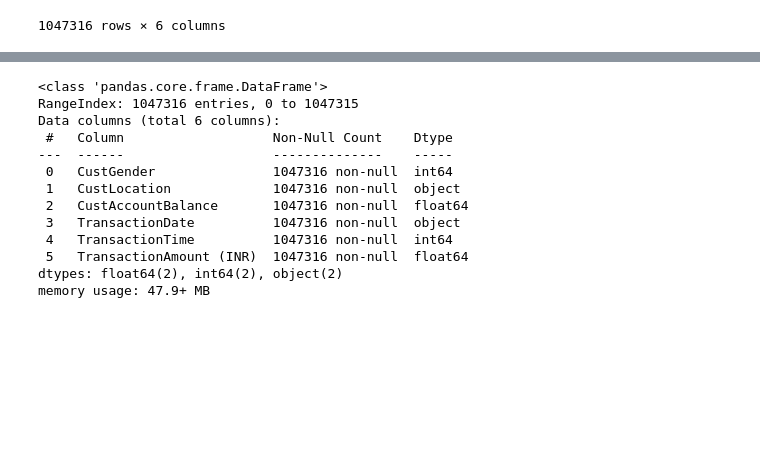
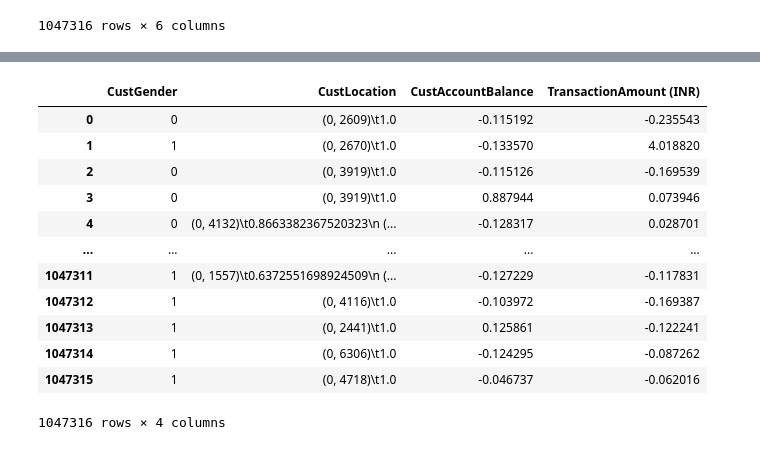
Before and after one commit to Seenuprime/Customer-Segmentation, a Jupyter notebook: Feature_Engineering.ipynb, the cells around one changed output, grey strips where cells are left out. Cells and saved outputs as stored; diff of their text form; code cells hidden in the pictures; blank space fills up the shorter version.

```diff
--- a/Feature_Engineering.ipynb
+++ b/Feature_Engineering.ipynb
@@ -28,4 +44,4 @@ df['CustGender'] = encoder.fit_transform(df['CustGender'])
 # %%
 from sklearn.preprocessing import StandardScaler
 scaler = StandardScaler()
-df.iloc[:, [2, 5]] = scaler.fit_transform(df.iloc[:, [2, 5]])
+df.iloc[:, 2:] = scaler.fit_transform(df.iloc[:, 2:])
@@ -46,16 +48,21 @@ ValueError: For a sparse output, all columns should be a numeric or convertible
+# %%
+from sklearn.feature_extraction.text import TfidfVectorizer
+import numpy as np
+vectorizer = TfidfVectorizer()
+df['CustLocation'] = np.array(vectorizer.fit_transform(df['CustLocation']))
 # %%
-df.info()
+df
 # %% [output]
+|  | CustGender | CustLocation | CustAccountBalance | TransactionAmount (INR) |
+| 0 | 0 | (0, 2609)\t1.0 | -0.115192 | -0.235543 |
+| 1 | 1 | (0, 2670)\t1.0 | -0.133570 | 4.018820 |
+| 2 | 0 | (0, 3919)\t1.0 | -0.115126 | -0.169539 |
+| 3 | 0 | (0, 3919)\t1.0 | 0.887944 | 0.073946 |
+| 4 | 0 | (0, 4132)\t0.8663382367520323\n (... | -0.128317 | 0.028701 |
+| ... | ... | ... | ... | ... |
+| 1047311 | 1 | (0, 1557)\t0.6372551698924509\n (... | -0.127229 | -0.117831 |
+| 1047312 | 1 | (0, 4116)\t1.0 | -0.103972 | -0.169387 |
+| 1047313 | 1 | (0, 2441)\t1.0 | 0.125861 | -0.122241 |
+| 1047314 | 1 | (0, 6306)\t1.0 | -0.124295 | -0.087262 |
+| 1047315 | 1 | (0, 4718)\t1.0 | -0.046737 | -0.062016 |
-<class 'pandas.core.frame.DataFrame'>
-RangeIndex: 1047316 entries, 0 to 1047315
-Data columns (total 6 columns):
- #   Column                   Non-Null Count    Dtype
----  ------                   --------------    -----
- 0   CustGender               1047316 non-null  int64
- 1   CustLocation             1047316 non-null  object
- 2   CustAccountBalance       1047316 non-null  float64
- 3   TransactionDate          1047316 non-null  object
- 4   TransactionTime          1047316 non-null  int64
- 5   TransactionAmount (INR)  1047316 non-null  float64
-dtypes: float64(2), int64(2), object(2)
-memory usage: 47.9+ MB
+1047316 rows × 4 columns
```
Also changed, not shown: parts of 4 cells of this notebook.
